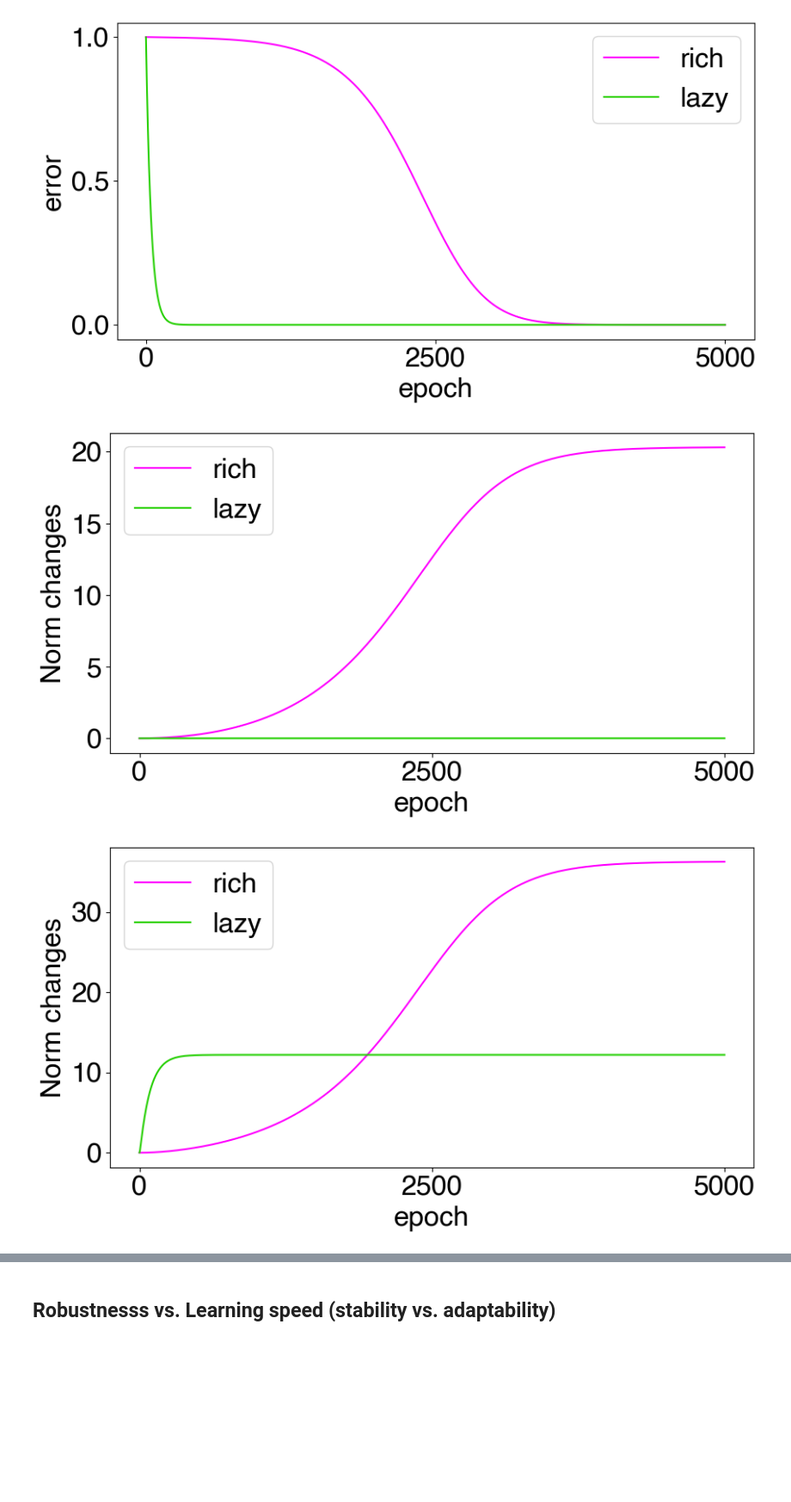
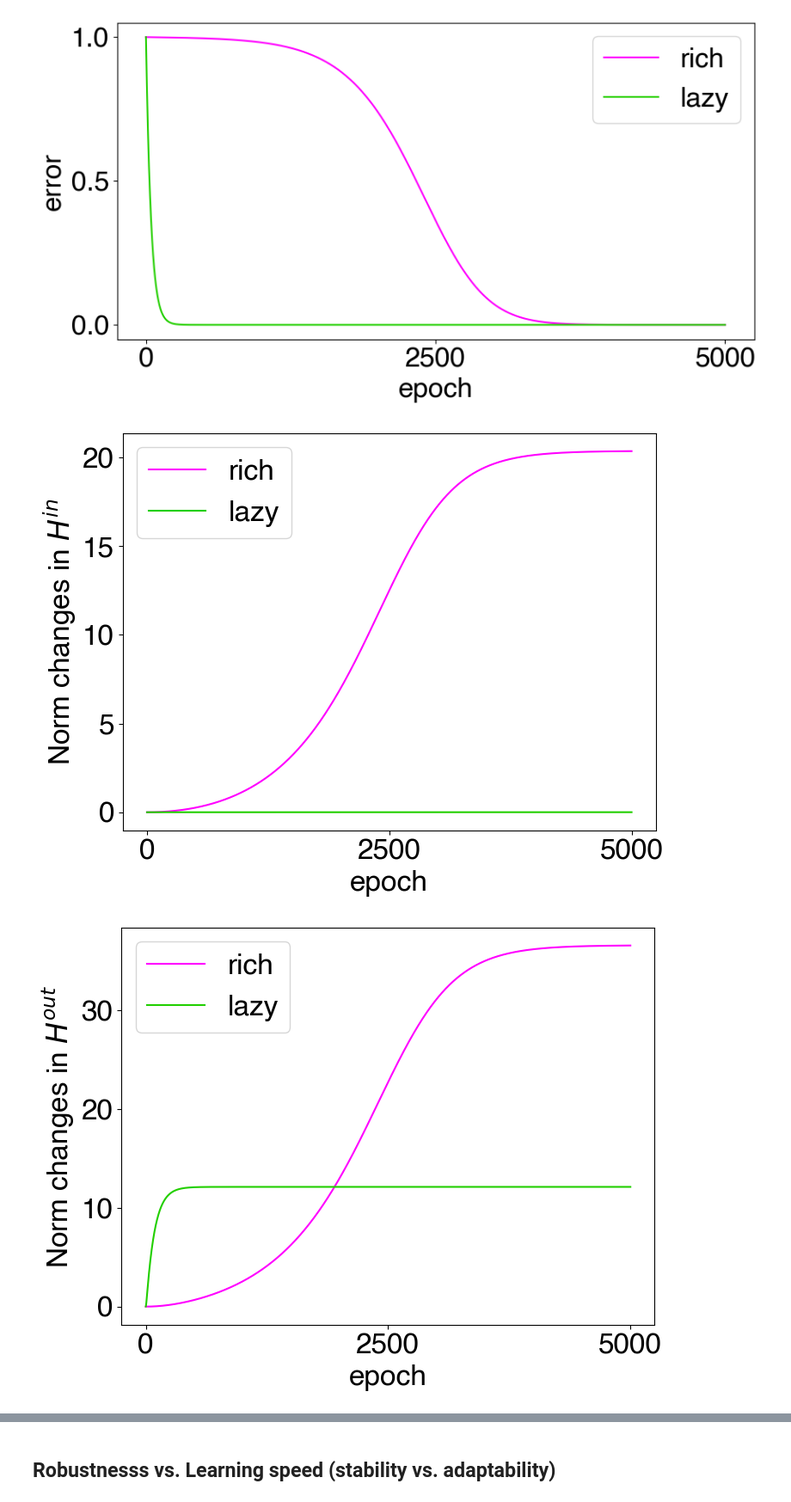
Before and after one commit to vandermeerlab/replay_task_rep, a Jupyter notebook: simulations/Fig2_task_rep.ipynb, the cells around one changed output, grey strips where cells are left out. Shown at 86% size. Cells and saved outputs as stored; diff of their text form; code cells hidden in the pictures; blank space fills up the shorter version.

```diff
--- a/simulations/Fig2_task_rep.ipynb
+++ b/simulations/Fig2_task_rep.ipynb
@@ -73,8 +74,12 @@ fig = plot_var(losses, y_ticks=[0, 0.5, 1])
 [figure]
 # %%
 # Plotting relative changes of norms in wieghts
-fig = plot_var(w1_rel_changes, y_label="Norm changes")
-fig = plot_var(w2_rel_changes, y_label="Norm changes")
+fig = plot_var(w1_rel_changes, y_label="Norm changes in $H^{in}$", fig_size=(8, 6))
+plt.savefig("input_norm_changes.svg")
+
+fig = plot_var(w2_rel_changes, y_label="Norm changes in $H^{out}$", fig_size=(8, 6))
+plt.savefig("rich_lazy_noise_robust.svg")
+plt.savefig("output_norm_changes.svg")
 # %% [output]
-[figure, old version]
+[figure, new version]
-[figure, old version]
+[figure, new version]
```
Also changed, not shown: parts of 7 cells of this notebook, 4 other files.
